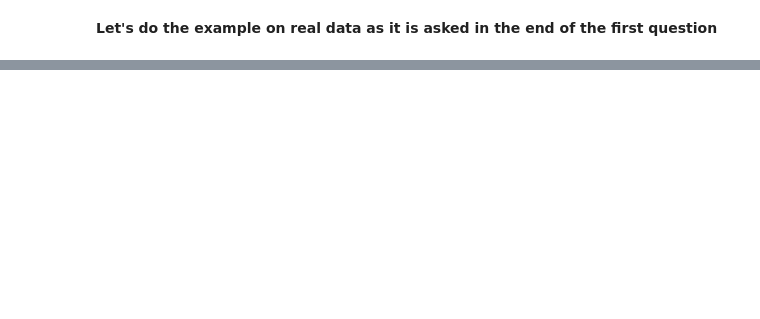
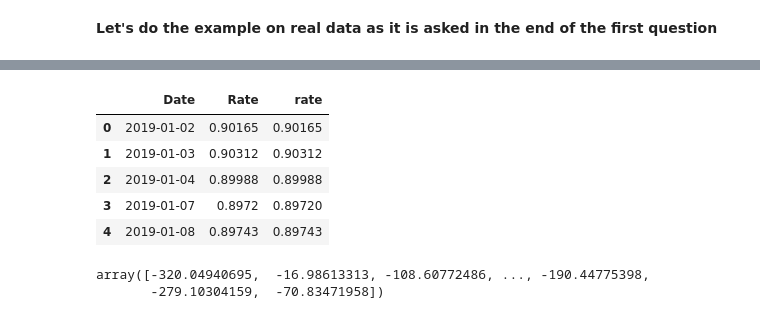
Before and after one commit to AntoineGilsonGH/Monte-Carlo-GARCH, a Jupyter notebook: Monte Carlo Projet Code.ipynb, the cells around one changed output, grey strips where cells are left out. Drawn from its saved outputs; the diff is of its cells as text; code cells hidden in the pictures; blank space fills up the shorter version.

```diff
--- a/Monte Carlo Projet Code.ipynb
+++ b/Monte Carlo Projet Code.ipynb
@@ -322,0 +324,49 @@ Variance de ω1,w2,w3 : (0.0005484784422592886, 0.00018626548703518358, 4.680754
+# %%
+from lxml import etree
+import requests
+import pandas as pd
+
+def fetch_ecb_data(series_id, start_date, end_date):
+    # Define the URL template for accessing ECB data
+    url = f"https://sdw-wsrest.ecb.europa.eu/service/data/EXR/D.{series_id}.EUR.SP00.A"
+
+    # Set up headers to specify the desired response format as 'generic' XML
+    headers = {
+        'Accept': 'text/xml'
+    }
+    params = {
+        'startPeriod': start_date,
+        'endPeriod': end_date
+    }
+    response = requests.get(url, headers=headers, params=params)
+
+    # We parse the XML response
+    root = etree.fromstring(response.content)
+    ns = {'ns': 'http://www.sdmx.org/resources/sdmxml/schemas/v2_1/message',
+          'common': 'http://www.sdmx.org/resources/sdmxml/schemas/v2_1/common',
+          'generic': 'http://www.sdmx.org/resources/sdmxml/schemas/v2_1/data/generic'}
+
+    # Then we extract data points
+    data = []
+    for series in root.xpath('.//generic:Series', namespaces=ns):
+        for obs in series.xpath('.//generic:Obs', namespaces=ns):
+            time = obs.find('.//generic:ObsDimension', namespaces=ns).get('value')
+            value = obs.find('.//generic:ObsValue', namespaces=ns).get('value')
+            data.append({'Date': time, 'Rate': value})
+
+    # Convert list of dictionaries into a DataFrame
+    df = pd.DataFrame(data)
+    df['Date'] = pd.to_datetime(df['Date'])
+    df['rate'] = pd.to_numeric(df['Rate'], errors='coerce')
+    return df
+# %%
+# We will use EUR to GBP exchanges rates on the year 2019 to 2022:
+df = fetch_ecb_data('GBP', '2019-01-01', '2022-12-31')
+df.head()
+# %% [output]
+|  | Date | Rate | rate |
+| 0 | 2019-01-02 | 0.90165 | 0.90165 |
+| 1 | 2019-01-03 | 0.90312 | 0.90312 |
+| 2 | 2019-01-04 | 0.89988 | 0.89988 |
+| 3 | 2019-01-07 | 0.8972 | 0.89720 |
+| 4 | 2019-01-08 | 0.89743 | 0.89743 |
@@ -322,0 +379,5 @@ Variance de ω1,w2,w3 : (0.0005484784422592886, 0.00018626548703518358, 4.680754
+# %%
+rates
+# %% [output]
+array([-320.04940695,  -16.98613313, -108.60772486, ..., -190.44775398,
+       -279.10304159,  -70.83471958])
```
Also changed, not shown: parts of 14 cells of this notebook.
